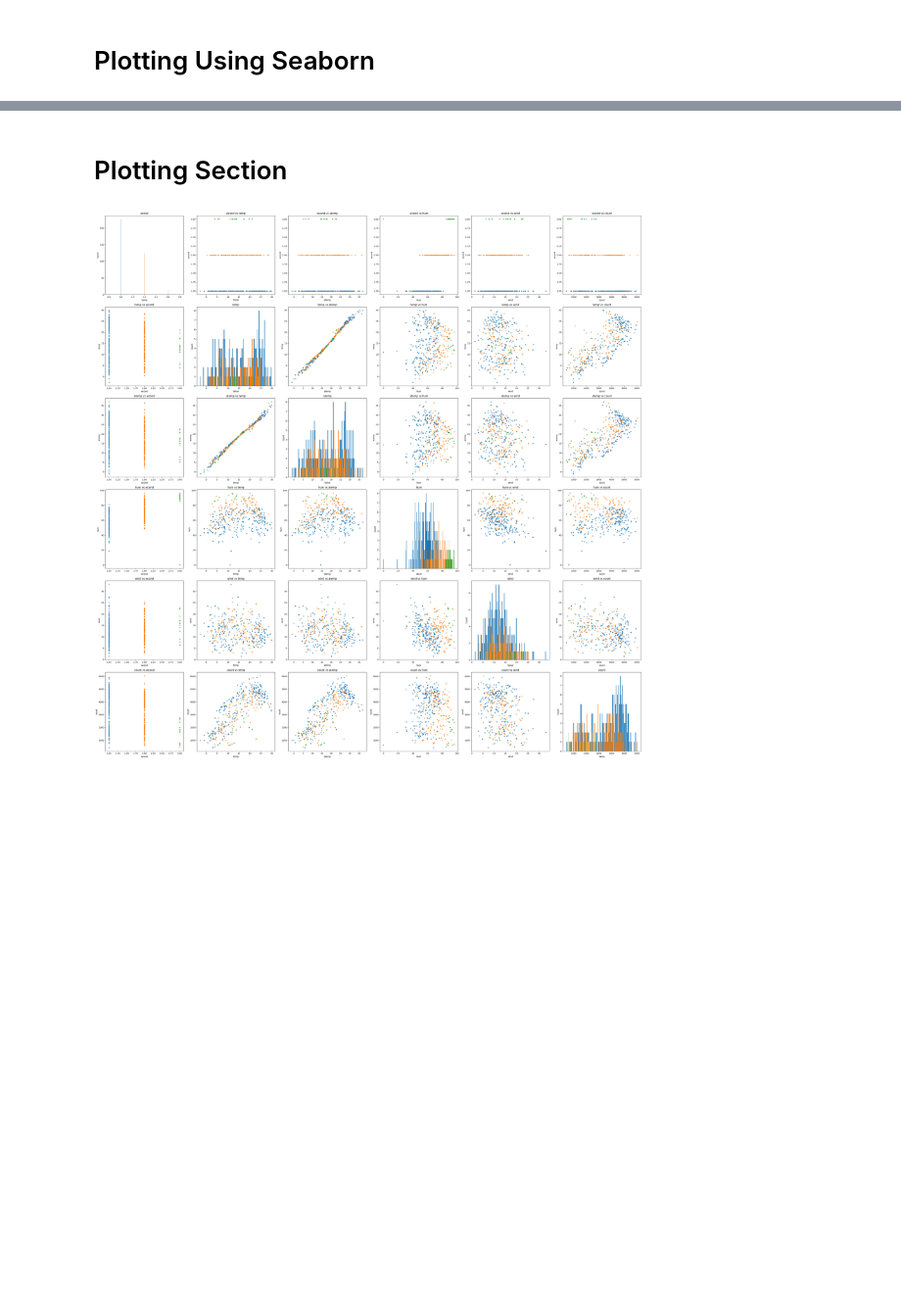
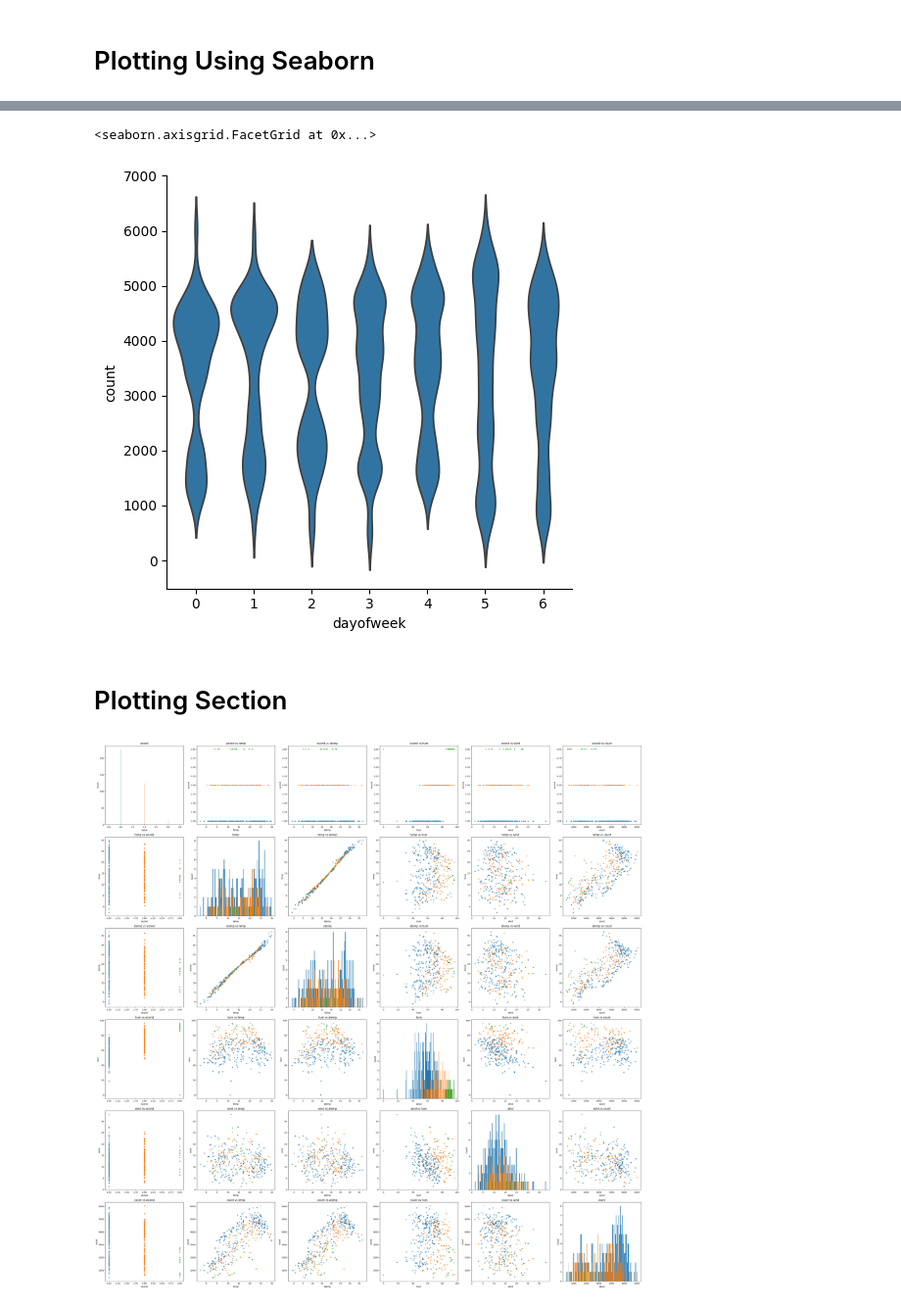
Before and after one commit to Karolcha100/SAD_2026_proj2_in_python, a Jupyter notebook: 00A-view-data.ipynb, the cells around one changed output, grey strips where cells are left out. Shown at 98% size. Drawn from its saved outputs; the diff is of its cells as text; code cells hidden in the pictures; blank space fills up the shorter version.

```diff
--- a/00A-view-data.ipynb
+++ b/00A-view-data.ipynb
@@ -39,0 +38,4 @@ sns.catplot(
+# %%
+df_processed = pd.read_csv(f"data-01-processed/ridge_regression_train.csv", index_col=[0])
+
+df_processed.columns.to_list()
@@ -40,3 +60,15 @@ sns.catplot(
+# %%
+sns.catplot(
+    df_processed,
+    x = "dayofweek",
+    y = "count",
+    kind = "violin",
+    inner = None,
+    bw_adjust = 0.5
+)
+# %% [output]
+<seaborn.axisgrid.FacetGrid at 0x...>
+[figure, added]
 # %% [markdown]
 # Plotting Section
 # %%
```
Also changed, not shown: parts of 4 cells of this notebook, 23 other files.
